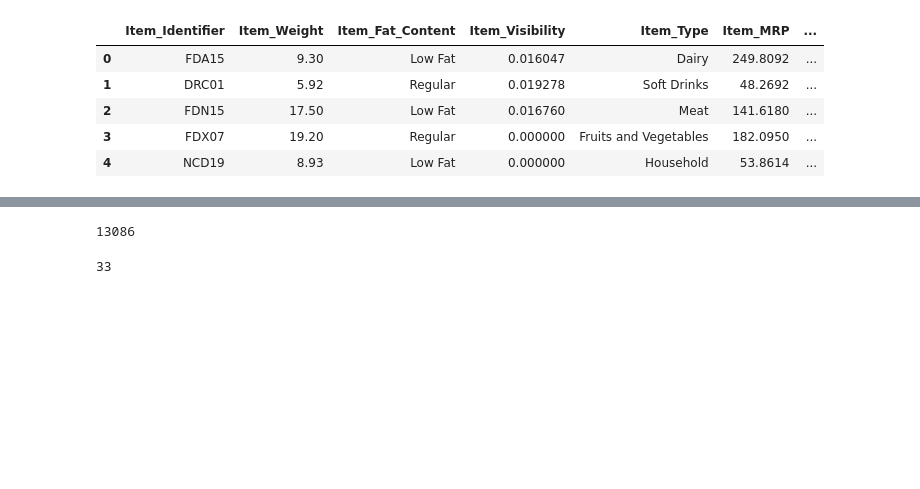
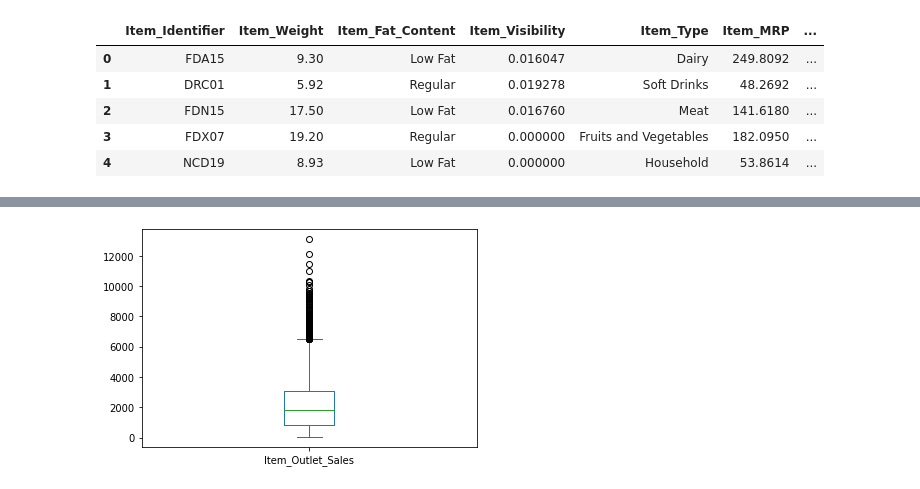
Before and after one commit to edfakie2/Sales-Predictions, a Jupyter notebook: Copy_of_Sales_Predictions.ipynb, the cells around one changed output, grey strips where cells are left out. Saved outputs shown, nothing was run; the diff lists cells and outputs as text; code cells hidden in the pictures; blank space fills up the shorter version.

```diff
--- a/Copy_of_Sales_Predictions.ipynb
+++ b/Copy_of_Sales_Predictions.ipynb
@@ -218,8 +190,4 @@ df['Item_Outlet_Sales'].mean()
 # %%
-df['Item_Outlet_Sales'].max()
+df['Item_Outlet_Sales'].plot(kind='box');
 # %% [output]
-13086
+[figure, added]
-# %%
-df['Item_Outlet_Sales'].min()
-# %% [output]
-33
```
Also changed, not shown: parts of 54 cells of this notebook.
